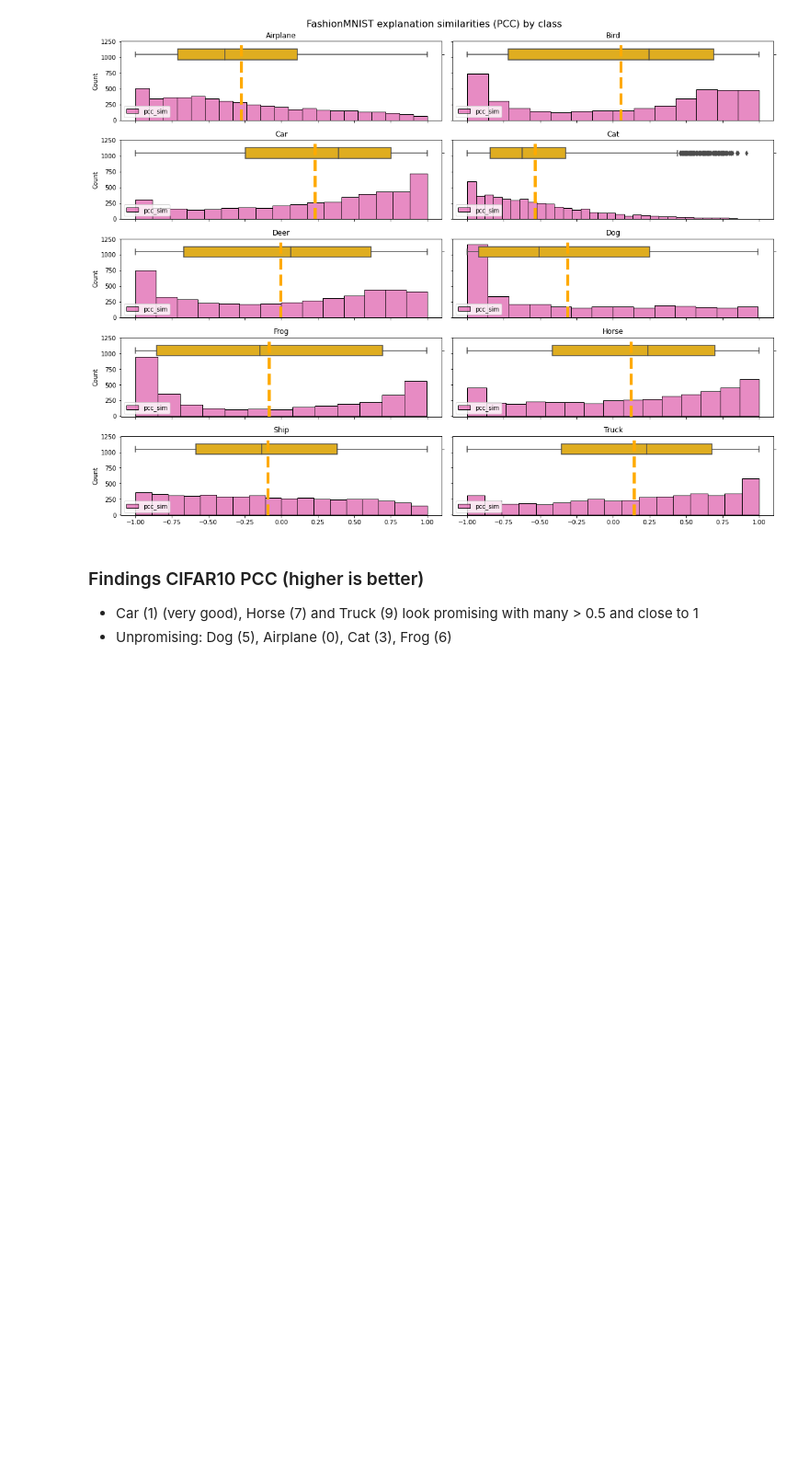
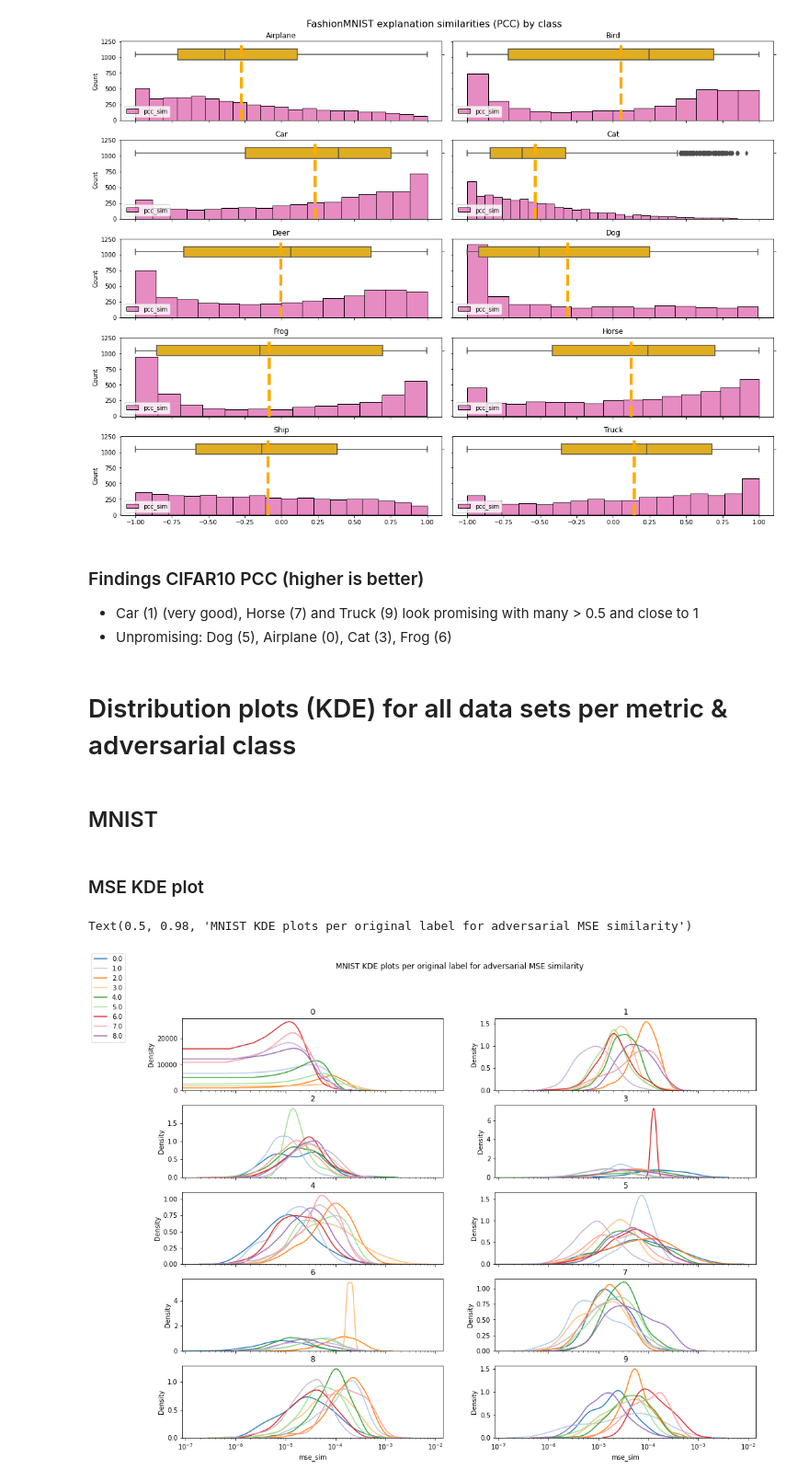
Before and after one commit to inovex/hiding-adversarial-attacks, a Jupyter notebook: notebooks/3_eda_pre_training_similarity_distribution.ipynb, the cells around one changed output. Shown at 92% size. Drawn from its saved outputs; the diff is of its cells as text; code cells hidden in the pictures; blank space fills up the shorter version.

Commit message:
feat: add kde plots for explanation similarities per adversarial class

```diff
--- a/notebooks/3_eda_pre_training_similarity_distribution.ipynb
+++ b/notebooks/3_eda_pre_training_similarity_distribution.ipynb
@@ -222,3 +239,33 @@ plt.tick_params(axis='both', which='major', labelsize=10, labelbottom = True, bo
 ### Findings CIFAR10 PCC (higher is better)
 * Car (1) (very good), Horse (7) and Truck (9) look promising with many > 0.5 and close to 1
 * Unpromising: Dog (5), Airplane (0), Cat (3), Frog (6)
+# %%
+palette=sns.color_palette("tab20", 10)
+# %% [markdown]
+# Distribution plots (KDE) for all data sets per metric & adversarial class
+# %% [markdown]
+## MNIST
+# %% [markdown]
+### MSE KDE plot
+# %%
+categories = sorted(list(mnist_sim["orig_label_name"].unique()))
+fig, axes = plt.subplots(5,2, figsize=(16,12), sharex=True)
+for idx, (cat, ax) in enumerate(zip(categories, axes.flatten())):
+    class_sim = mnist_sim[mnist_sim["orig_label_name" ] == cat]
+
+    adv_categories = sorted(list(class_sim["adv_label"].unique()))
+    _palette = [palette[int(c)] for c in adv_categories]
+
+    for adv_cat, color in zip(adv_categories, _palette):
+        sim = class_sim[class_sim["adv_label" ] == adv_cat]
+        ax = sns.kdeplot(data=sim, x="mse_sim", ax=ax, color=color, label=adv_cat)
+        #ax.legend()
+    ax.set_xscale('log')
+    ax.set_title(cat)
+    handles, labels = ax.get_legend_handles_labels()
+
+fig.legend(handles, labels, loc='upper left')
+fig.suptitle("MNIST KDE plots per original label for adversarial MSE similarity")
+# %% [output]
+Text(0.5, 0.98, 'MNIST KDE plots per original label for adversarial MSE similarity')
+[figure, added]
```
Also changed, not shown: parts of 15 cells of this notebook, 2 other files.
